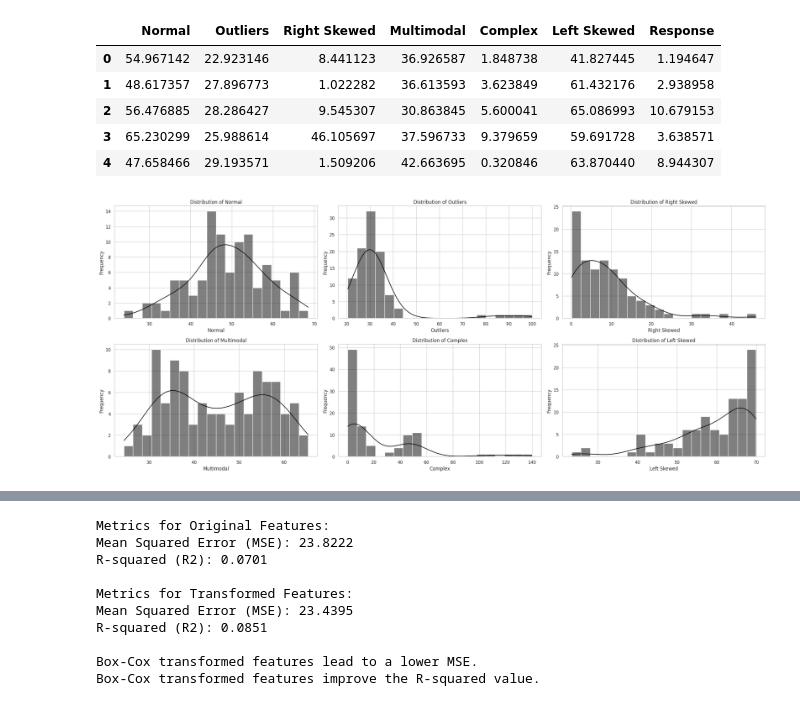
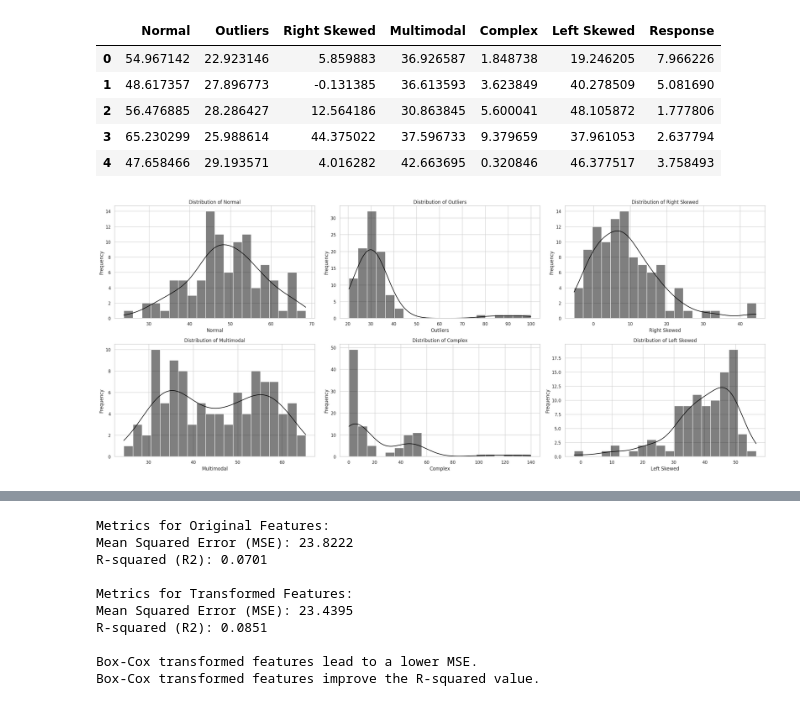
Before and after one commit to berberberk/apms-fs-2024, a Jupyter notebook: APMS_CoxBox.ipynb, the cells around one changed output, grey strips where cells are left out. Cells and saved outputs as stored; diff of their text form; code cells hidden in the pictures.

```diff
--- a/APMS_CoxBox.ipynb
+++ b/APMS_CoxBox.ipynb
@@ -19,7 +19,7 @@ outlier_data = np.append(outlier_data, [80, 85, 90, 95, 100])  # Adding outliers
 
 # 3. Skewed data (exponential distribution)
 r_skewed_data = np.random.exponential(scale=10, size=100)
-l_skewed_data = -np.random.exponential(scale=10, size=100) + 70
+l_skewed_data = -np.random.exponential(scale=10, size=100) + 50
 
 # 4. Multimodal data (combination of two normal distributions)
 multimodal_data = np.concatenate([
@@ -31,41 +31,42 @@ multimodal_data = np.concatenate([
 complex_data = np.concatenate([
     np.random.exponential(scale=8, size=70),  # Skewness
     np.random.normal(loc=50, scale=5, size=25),  # Multimodality (small peak)
     [100, 110, 120, 130, 140]  # Outliers
 ])
 
+noise = np.random.normal(0, 3, size=100)
 # Combine into a DataFrame
 data = pd.DataFrame({
     "Normal": normal_data,
     "Outliers": outlier_data,
-    "Right Skewed": r_skewed_data,
+    "Right Skewed": r_skewed_data + noise,
     "Multimodal": multimodal_data,
     "Complex": complex_data,
-    "Left Skewed": l_skewed_data
+    "Left Skewed": l_skewed_data + noise
 })
 
 # Add a dependent variable (e.g., "Response")
 # Assume it is linearly dependent on the features with some noise
 coefficients = [0.1, 0, 0, 0, 0]
-noise = np.random.normal(0, 5, size=100)
+noise = np.random.normal(0, 3, size=100)
 data["Response"] = (
     coefficients[0] * data["Normal"] +
     coefficients[1] * data["Outliers"] +
     coefficients[2] * data["Right Skewed"] +
     coefficients[3] * data["Multimodal"] +
     coefficients[4] * data["Complex"] +
     noise
 )
 
 # Preview the dataset
 data.head()
 # %% [output]
 |  | Normal | Outliers | Right Skewed | Multimodal | Complex | Left Skewed | Response |
-| 0 | 54.967142 | 22.923146 | 8.441123 | 36.926587 | 1.848738 | 41.827445 | 1.194647 |
-| 1 | 48.617357 | 27.896773 | 1.022282 | 36.613593 | 3.623849 | 61.432176 | 2.938958 |
-| 2 | 56.476885 | 28.286427 | 9.545307 | 30.863845 | 5.600041 | 65.086993 | 10.679153 |
-| 3 | 65.230299 | 25.988614 | 46.105697 | 37.596733 | 9.379659 | 59.691728 | 3.638571 |
-| 4 | 47.658466 | 29.193571 | 1.509206 | 42.663695 | 0.320846 | 63.870440 | 8.944307 |
+| 0 | 54.967142 | 22.923146 | 5.859883 | 36.926587 | 1.848738 | 19.246205 | 7.966226 |
+| 1 | 48.617357 | 27.896773 | -0.131385 | 36.613593 | 3.623849 | 40.278509 | 5.081690 |
+| 2 | 56.476885 | 28.286427 | 12.564186 | 30.863845 | 5.600041 | 48.105872 | 1.777806 |
+| 3 | 65.230299 | 25.988614 | 44.375022 | 37.596733 | 9.379659 | 37.961053 | 2.637794 |
+| 4 | 47.658466 | 29.193571 | 4.016282 | 42.663695 | 0.320846 | 46.377517 | 3.758493 |
 # %%
 import matplotlib.pyplot as plt
 import seaborn as sns
@@ -87,4 +88,4 @@ for i, feature in enumerate(features):
 plt.tight_layout()
 plt.show()
 # %% [output]
-[figure, old version]
+[figure, new version]
```
Also changed, not shown: parts of 3 cells of this notebook.
